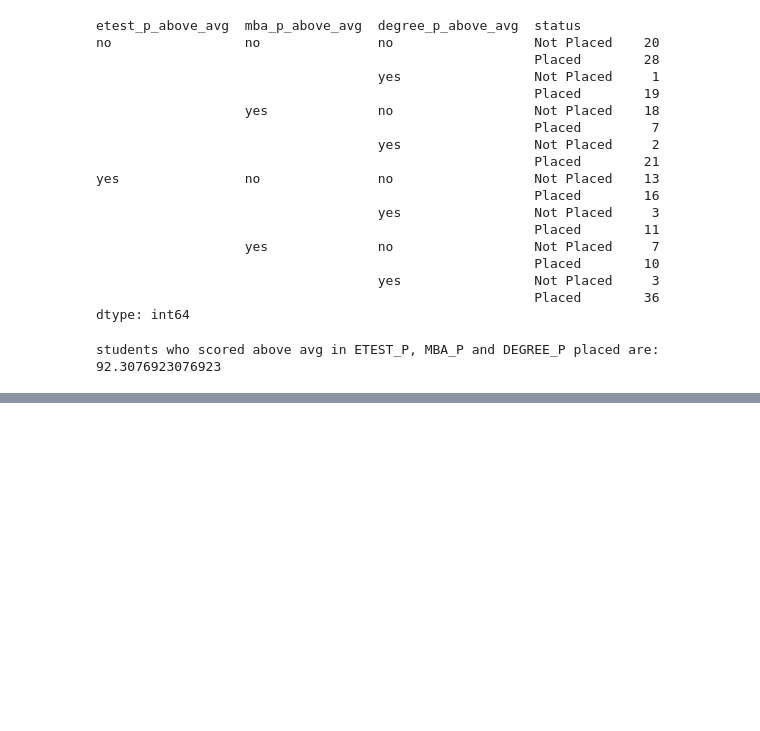
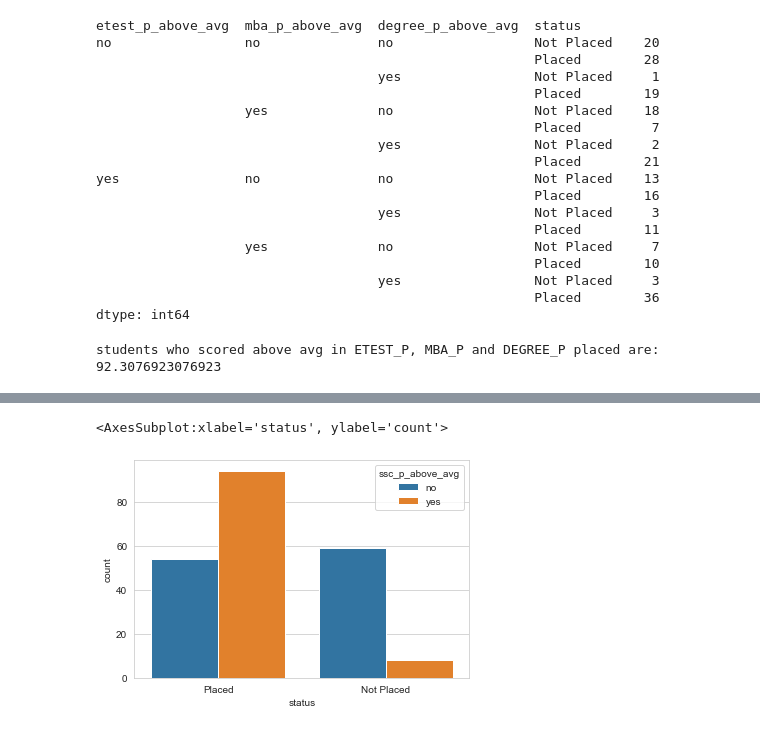
Before and after one commit to SaiSatya16/Hackathon-BrainDead-IIEST, a Jupyter notebook: Problem-1/Satya_notebook.ipynb, the cells around one changed output, grey strips where cells are left out. Cells and saved outputs as stored; diff of their text form; code cells hidden in the pictures; blank space fills up the shorter version.

```diff
--- a/Problem-1/Satya_notebook.ipynb
+++ b/Problem-1/Satya_notebook.ipynb
@@ -650,0 +745,4 @@ students who scored above avg in ETEST_P, MBA_P and DEGREE_P placed are: 92.3076
+# %%
+total_ssc_p = df['ssc_p'].sum()
+avg_ssc_p = total_ssc_p/215
+print(avg_ssc_p)
@@ -650,0 +751,5 @@ students who scored above avg in ETEST_P, MBA_P and DEGREE_P placed are: 92.3076
+# %%
+df['ssc_p_above_avg'] = 'yes'
+df.loc[(df['ssc_p'] > avg_ssc_p), 'ssc_p_above_avg'] = 'yes'
+df.loc[(df['ssc_p'] < avg_ssc_p), 'ssc_p_above_avg'] = 'no'
+df.head()
@@ -650,0 +763,6 @@ students who scored above avg in ETEST_P, MBA_P and DEGREE_P placed are: 92.3076
+# %%
+sn.set_style('whitegrid')
+sn.countplot(x='status',hue='ssc_p_above_avg',data=df)
+# %% [output]
+<AxesSubplot:xlabel='status', ylabel='count'>
+[figure, added]
```
Also changed, not shown: parts of 23 cells of this notebook.
